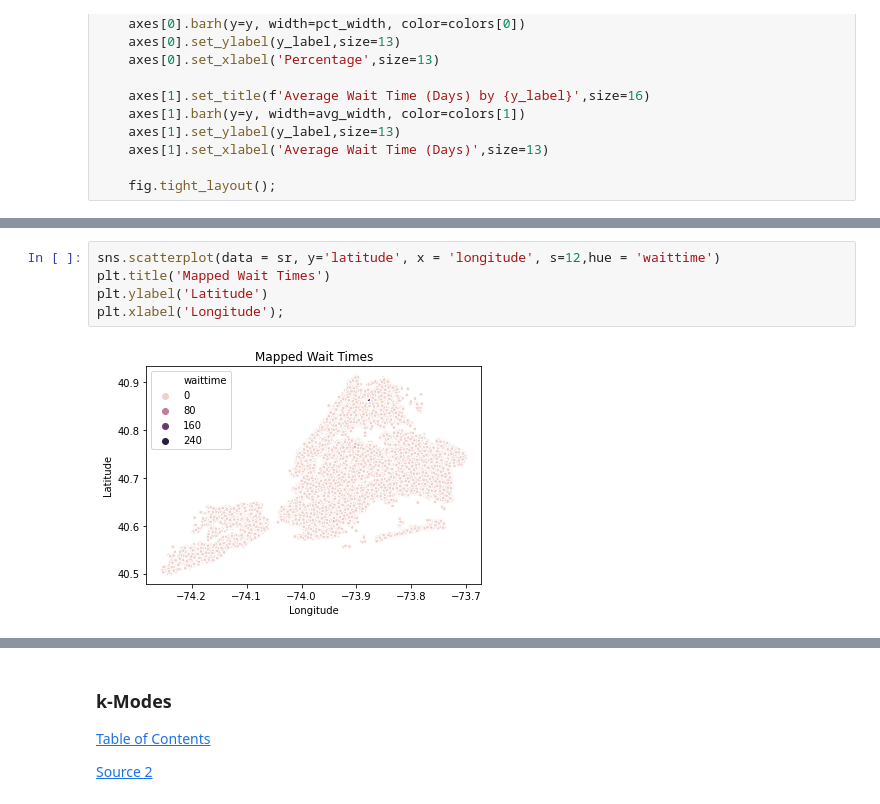
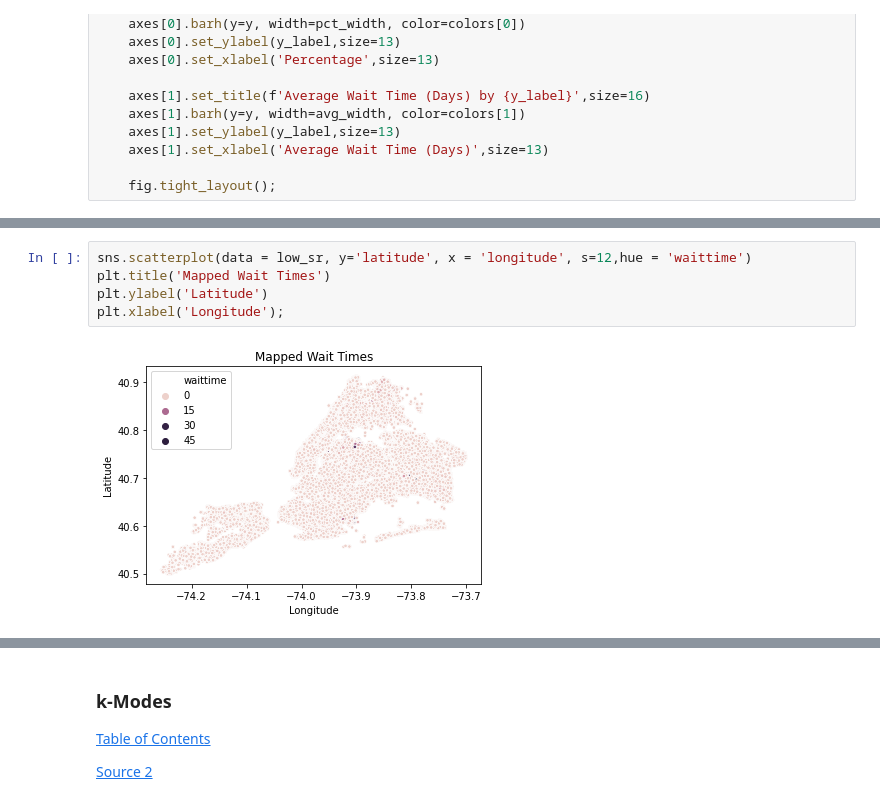
Before and after one commit to dmedellin2/311_service_requests, a Jupyter notebook: code/EDA-Copy1.ipynb, the cells around one changed output, grey strips where cells are left out. Cells and saved outputs as stored; diff of their text form.

```diff
--- a/code/EDA-Copy1.ipynb
+++ b/code/EDA-Copy1.ipynb
@@ -421,7 +424,7 @@ plot_pct_waittime(submission_types.index,
 # %%
-sns.scatterplot(data = sr, y='latitude', x = 'longitude', s=12,hue = 'waittime')
+sns.scatterplot(data = low_sr, y='latitude', x = 'longitude', s=12,hue = 'waittime')
 plt.title('Mapped Wait Times')
 plt.ylabel('Latitude')
 plt.xlabel('Longitude');
 # %% [output]
-[figure, old version]
+[figure, new version]
```
Also changed, not shown: parts of 47 cells of this notebook.
